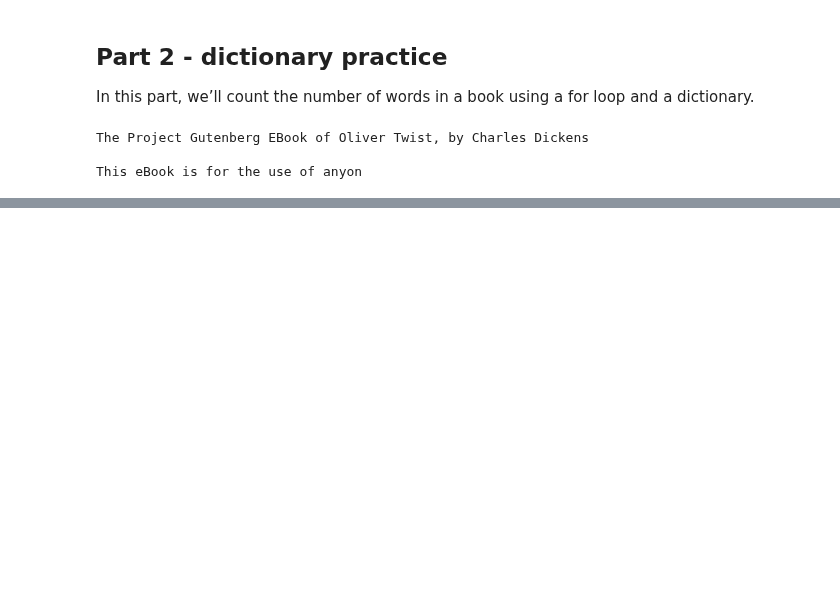
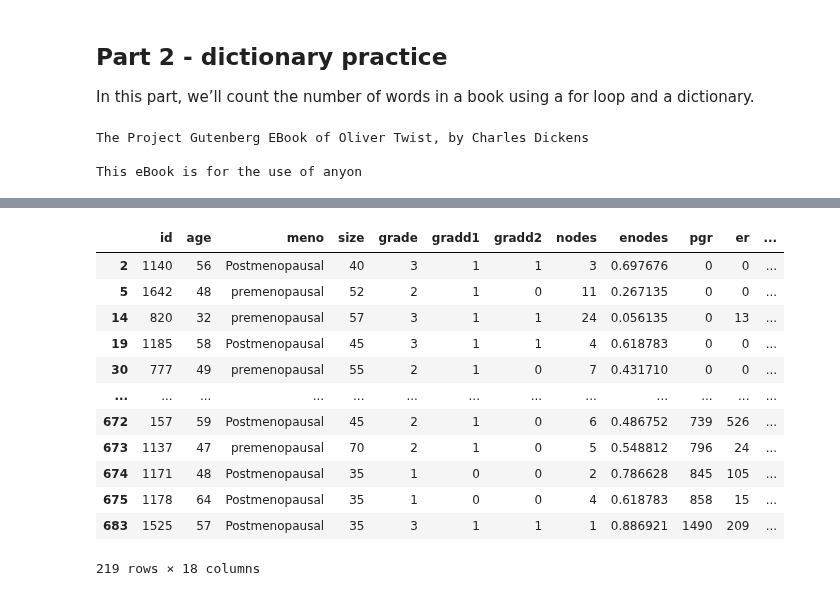
Before and after one commit to scimaksim/Python_graduate_coursework, a Jupyter notebook: HW3/Nikiforov_Assignment_3.ipynb, the cells around one changed output, grey strips where cells are left out. Saved outputs shown, nothing was run; the diff lists cells and outputs as text; code cells hidden in the pictures; blank space fills up the shorter version.

```diff
--- a/HW3/Nikiforov_Assignment_3.ipynb
+++ b/HW3/Nikiforov_Assignment_3.ipynb
@@ -55,0 +161,7 @@ This eBook is for the use of anyon
+# %%
+# Initiate pandas library
+import pandas as pd
+
+# Read in the BreastCancer.dat data file, save the data as an object called cancer_data
+# File is delimited with tabs, so specify sep="\t" option
+cancer_data = pd.read_csv("BreastCancer.dat", sep = "\t")
@@ -55,0 +178,17 @@ This eBook is for the use of anyon
+# %%
+# Print out all rows where the size is larger than 30.
+cancer_data[(cancer_data['size'] > 30)]
+# %% [output]
+|  | id | age | meno | size | grade | gradd1 | gradd2 | nodes | enodes | pgr | er | ... |
+| 2 | 1140 | 56 | Postmenopausal | 40 | 3 | 1 | 1 | 3 | 0.697676 | 0 | 0 | ... |
+| 5 | 1642 | 48 | premenopausal | 52 | 2 | 1 | 0 | 11 | 0.267135 | 0 | 0 | ... |
+| 14 | 820 | 32 | premenopausal | 57 | 3 | 1 | 1 | 24 | 0.056135 | 0 | 13 | ... |
+| 19 | 1185 | 58 | Postmenopausal | 45 | 3 | 1 | 1 | 4 | 0.618783 | 0 | 0 | ... |
+| 30 | 777 | 49 | premenopausal | 55 | 2 | 1 | 0 | 7 | 0.431710 | 0 | 0 | ... |
+| ... | ... | ... | ... | ... | ... | ... | ... | ... | ... | ... | ... | ... |
+| 672 | 157 | 59 | Postmenopausal | 45 | 2 | 1 | 0 | 6 | 0.486752 | 739 | 526 | ... |
+| 673 | 1137 | 47 | premenopausal | 70 | 2 | 1 | 0 | 5 | 0.548812 | 796 | 24 | ... |
+| 674 | 1171 | 48 | Postmenopausal | 35 | 1 | 0 | 0 | 2 | 0.786628 | 845 | 105 | ... |
+| 675 | 1178 | 64 | Postmenopausal | 35 | 1 | 0 | 0 | 4 | 0.618783 | 858 | 15 | ... |
+| 683 | 1525 | 57 | Postmenopausal | 35 | 3 | 1 | 1 | 1 | 0.886921 | 1490 | 209 | ... |
+219 rows × 18 columns
```
Also changed, not shown: parts of 21 cells of this notebook, 3 other files.
